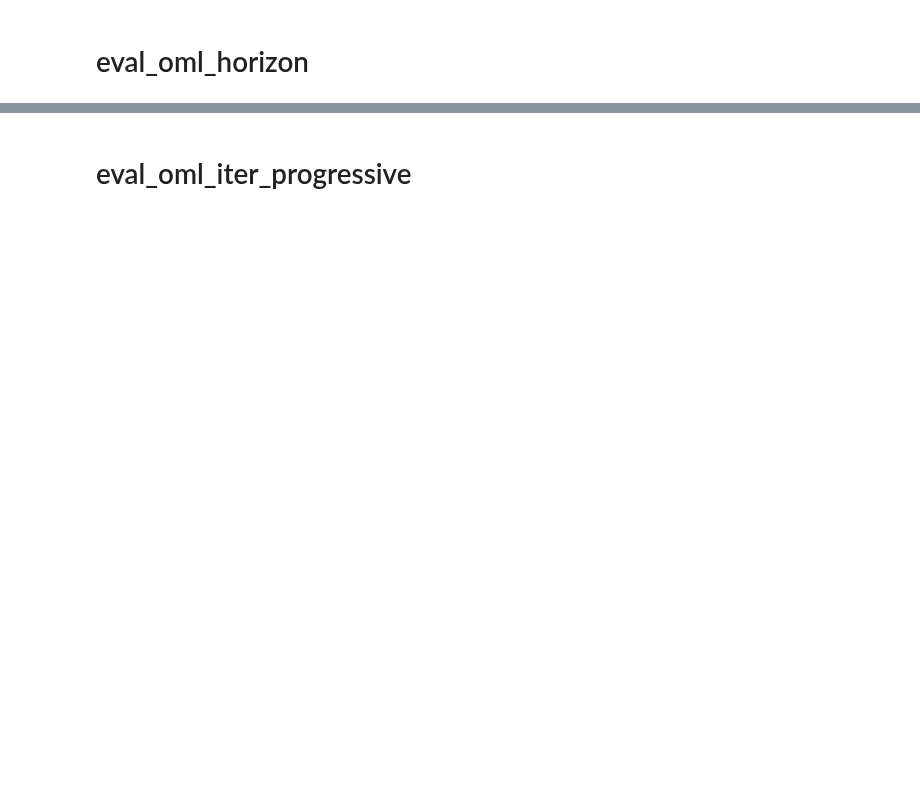
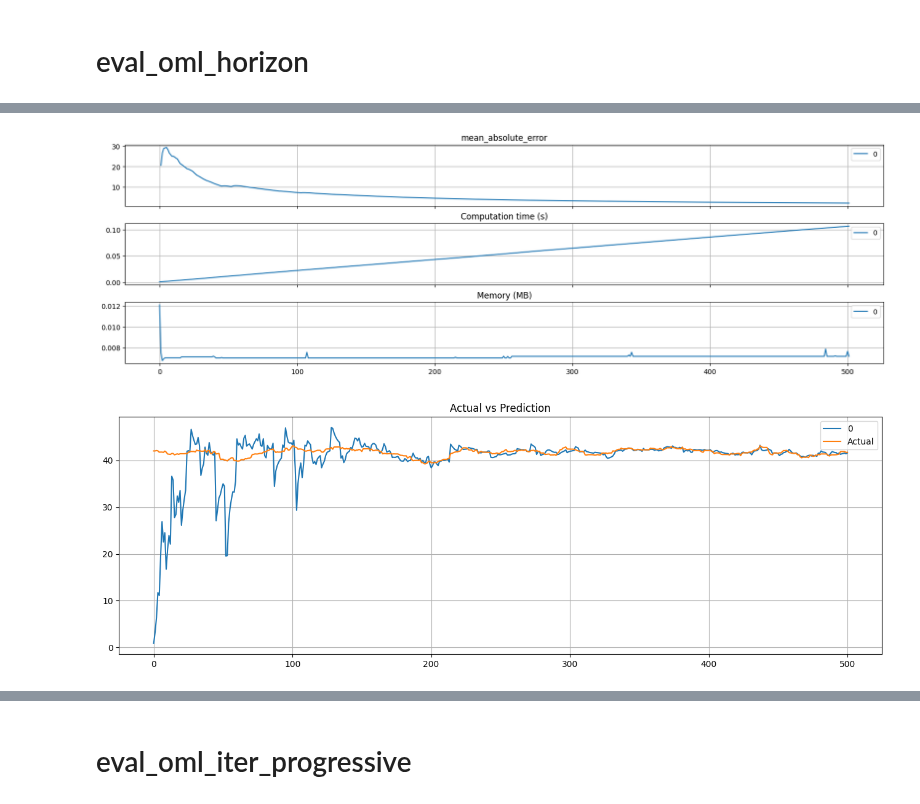
Before and after one commit to sequential-parameter-optimization/spotRiver, a Jupyter notebook: notebooks/00_tests.ipynb, the cells around one changed output, grey strips where cells are left out. Cells and saved outputs as stored; diff of their text form; code cells hidden in the pictures; blank space fills up the shorter version.

```diff
--- a/notebooks/00_tests.ipynb
+++ b/notebooks/00_tests.ipynb
@@ -113,10 +187,13 @@ df = convert_to_df(dataset, target_column)
 train = df[:500]
 test = df[500:]
 horizon = 1
-df_eval, df_preds = eval_oml_horizon(model, train, test, target_column, horizon)
+df_eval, df_preds = eval_oml_horizon(model, train, test, target_column, horizon, metric=metric)
 # %%
 from spotRiver.evaluation.eval_bml import plot_bml_oml_horizon_metrics, plot_bml_oml_horizon_predictions
-plot_bml_oml_horizon_metrics(df_eval)
+plot_bml_oml_horizon_metrics(df_eval, metric=metric)
 plot_bml_oml_horizon_predictions(df_preds, target_column=target_column)
+# %% [output]
+[figure, added]
+[figure, added]
 # %%
 df_eval
```
Also changed, not shown: parts of 27 cells of this notebook, 1 other file.
